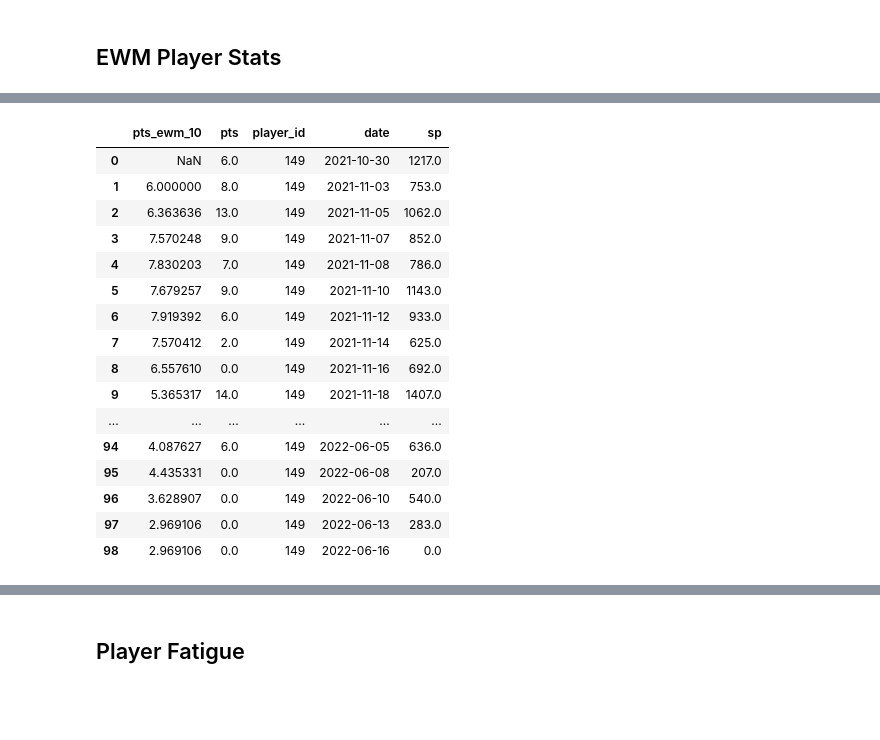
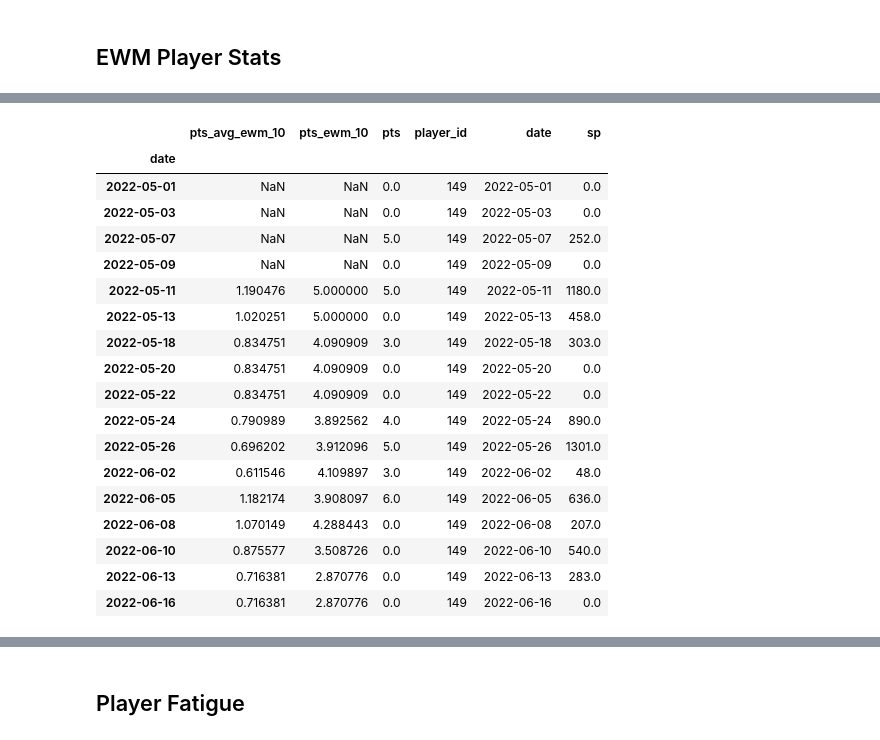
Before and after one commit to wtp43/NBA-Machine-Learning-Research, a Jupyter notebook: Feature Engineering.ipynb, the cells around one changed output, grey strips where cells are left out. Drawn from its saved outputs; the diff is of its cells as text; code cells hidden in the pictures; blank space fills up the shorter version.

```diff
--- a/Feature Engineering.ipynb
+++ b/Feature Engineering.ipynb
@@ -155,7 +149,7 @@ match_query = '''SELECT
 					o.match_id = m.match_id
 				GROUP BY m.match_id
 			) AS ou ON m.match_id = ou.match_id
-			WHERE date >= DATE('2008-10-29')
+			WHERE date >= DATE('2022-04-29')
 			ORDER BY date ASC
 			'''
 
@@ -165,7 +159,7 @@ season_query = '''SELECT *
 player_performance_query = '''SELECT p.*, m.date
 							FROM player_performance as p, match as m
 							WHERE m.match_id = p.match_id
-							AND m.date >= DATE('2021-10-29')
+							AND m.date >= DATE('2022-04-29')
 							ORDER BY date ASC'''
 team_query = '''SELECT *
 				FROM team_name'''
@@ -173,7 +167,7 @@ team_query = '''SELECT *
 injury_query = '''SELECT i.*
 				FROM injury as i, match as m
 				WHERE m.match_id = i.match_id
-				AND m.date >= DATE('2008-10-29')
+				AND m.date >= DATE('2022-04-29')
 				ORDER BY m.date ASC'''
 
 match_df = pd.read_sql(match_query, conn)
@@ -215,6 +231,8 @@ for idx, row in tqdm(match_df.iterrows(), total=match_df.shape[0]):
         favorite_df['favorite_is_home'].append(1)
         favorite_df['favorite_movl'].append(row['home_pts']-row['away_pts'])
         favorite_df['point_spread'].append(abs(row['home_spread']))
+        favorite_df['favorite_pts'].append(row['home_pts'])
+        favorite_df['underdog_pts'].append(row['away_pts'])
 
         if row['home_win']:
             favorite_won = True
@@ -226,6 +244,9 @@ for idx, row in tqdm(match_df.iterrows(), total=match_df.shape[0]):
         favorite_df['favorite_is_home'].append(0)
         favorite_df['favorite_movl'].append(row['away_pts']-row['home_pts'])
         favorite_df['point_spread'].append(abs(row['away_spread']))
+        favorite_df['favorite_pts'].append(row['away_pts'])
+        favorite_df['underdog_pts'].append(row['home_pts'])
+
 
     favorite_df['favorite_won'].append(1 if favorite_won else 0)
 
@@ -236,7 +257,7 @@ favorite_df['underdog_implied'] = 1/favorite_df['underdog_ml'] - favorite_df['vi
 
 match_df = pd.concat([match_df.reset_index(drop=True),
                       favorite_df.reset_index(drop=True)],axis=1)
-match_df['favorite_id'] = match_df.apply(lambda x: x['home_id'] if x['favorite_is_home'] else x['away_id'],axis=1)
-match_df['underdog_id'] = match_df.apply(lambda x: x['home_id'] if not x['favorite_is_home'] else x['away_id'],axis=1)
+match_df['favorite_id'] = match_df.apply(lambda x: x['home_id'] if x['favorite_is_home']==1 else x['away_id'],axis=1)
+match_df['underdog_id'] = match_df.apply(lambda x: x['home_id'] if x['favorite_is_home']==0 else x['away_id'],axis=1)
 
 print(match_df[['favorite_ml', 'home_ml', 'away_ml']][match_df.home_ml > match_df.away_ml])
@@ -331,7 +353,7 @@ time: 20.8 ms (started: 2023-03-03 20:11:57 -05:00)
 pm_stats = ['pts', 'orb', 'drb', 'trb', 'ast', 'stl', 'blk','tov', 'pf']
 
 for f in pm_stats:
-    pp_df[] = pp_df.apply(lambda x: x[f]*60/x['sp'] if x['sp']>0 else 0, axis=1)
+    pp_df[f'{f}_avg'] = pp_df.apply(lambda x: x[f]*60/x['sp'] if x['sp']>0 else 0, axis=1)
 
 avg_stats = [f'{f}_avg' for f in pm_stats]
 # %% [output]
@@ -363,8 +398,6 @@ time: 5.17 ms (started: 2023-03-03 20:13:06 -05:00)
 # %%
 def get_player_dict(gb):
     window_sizes = [10,20,40]
-    window_sizes = [10]
-    #gb = pp_df.groupby(['player_id'], group_keys=True)
     player_dict = dict(tuple(gb))
 
     features = ['ts_pct',
@@ -372,17 +405,17 @@ def get_player_dict(gb):
        'ast_pct', 'stl_pct', 'blk_pct', 'tov_pct', 'usg_pct', 'ortg', 'drtg',
        'fg', 'fga', 'fg_pct', 'threep', 'threepa',
        'threep_pct', 'ft', 'fta', 'ft_pct', 'orb', 'drb', 'trb', 'ast', 'stl',
-       'blk', 'tov', 'pf', 'pts'] + avg_stats
-    d = defaultdict()
+       'blk', 'tov', 'pf', 'pts', 'pts_avg', 'orb_avg', 'drb_avg', 'trb_avg',
+       'ast_avg', 'stl_avg', 'blk_avg', 'tov_avg', 'pf_avg']
     for w in window_sizes:
         ewm_features = [f'{f}_ewm_{w}' for f in features]
         for p in player_dict:
             # set the index to date for use in finding variable length windows later
-            player_dict[p].index = player_dict[p]['date']
-            #player_dict[p][ewm_features]= player_dict[p][features].ewm(span=w,min_periods=0,adjust=False,ignore_na=False).mean().shift(+1)
+
             tmp_df= player_dict[p][player_dict[p].sp > 0]
             tmp_df[ewm_features] = tmp_df[features].ewm(span=w,min_periods=0,adjust=False,ignore_na=False).mean().shift(+1)
             player_dict[p] = player_dict[p].merge(tmp_df[ewm_features+['match_id']], on='match_id', how='outer')
+            player_dict[p].index = player_dict[p]['date']
             player_dict[p].fillna(method='ffill', inplace=True)
     return player_dict
 # %% [output]
@@ -390,34 +423,36 @@ time: 1.25 ms (started: 2023-03-03 20:02:33 -05:00)
 # %%
 def parallelize_gb(df, func):
     num_cores = multiprocessing.cpu_count()-2  #leave one free to not freeze machine
     num_partitions = num_cores #number of partitions to split dataframe
     gb = pp_df.groupby(['player_id'], group_keys=True)
     df_split = np.array_split(gb, num_partitions)
     pool = multiprocessing.Pool(num_cores)
     list_dict = pool.map(func, df_split)
     res = dict(ChainMap(*list_dict))
     pool.close()
     pool.join()
     return res
 
 
 player_dict = parallelize_gb(pp_df.tail(100), get_player_dict)
-player_dict[149][['pts_ewm_10','pts', 'player_id', 'date', 'sp']]
+player_dict[149][['pts_avg_ewm_10','pts_ewm_10','pts', 'player_id', 'date', 'sp']]
 # %% [output]
-|  | pts_ewm_10 | pts | player_id | date | sp |
-| 0 | NaN | 6.0 | 149 | 2021-10-30 | 1217.0 |
-| 1 | 6.000000 | 8.0 | 149 | 2021-11-03 | 753.0 |
-| 2 | 6.363636 | 13.0 | 149 | 2021-11-05 | 1062.0 |
-| 3 | 7.570248 | 9.0 | 149 | 2021-11-07 | 852.0 |
-| 4 | 7.830203 | 7.0 | 149 | 2021-11-08 | 786.0 |
-| 5 | 7.679257 | 9.0 | 149 | 2021-11-10 | 1143.0 |
-| 6 | 7.919392 | 6.0 | 149 | 2021-11-12 | 933.0 |
-| 7 | 7.570412 | 2.0 | 149 | 2021-11-14 | 625.0 |
-| 8 | 6.557610 | 0.0 | 149 | 2021-11-16 | 692.0 |
-| 9 | 5.365317 | 14.0 | 149 | 2021-11-18 | 1407.0 |
-| ... | ... | ... | ... | ... | ... |
-| 94 | 4.087627 | 6.0 | 149 | 2022-06-05 | 636.0 |
-| 95 | 4.435331 | 0.0 | 149 | 2022-06-08 | 207.0 |
-| 96 | 3.628907 | 0.0 | 149 | 2022-06-10 | 540.0 |
-| 97 | 2.969106 | 0.0 | 149 | 2022-06-13 | 283.0 |
-| 98 | 2.969106 | 0.0 | 149 | 2022-06-16 | 0.0 |
+|  | pts_avg_ewm_10 | pts_ewm_10 | pts | player_id | date | sp |
+| date |  |  |  |  |  |  |
+| 2022-05-01 | NaN | NaN | 0.0 | 149 | 2022-05-01 | 0.0 |
+| 2022-05-03 | NaN | NaN | 0.0 | 149 | 2022-05-03 | 0.0 |
+| 2022-05-07 | NaN | NaN | 5.0 | 149 | 2022-05-07 | 252.0 |
+| 2022-05-09 | NaN | NaN | 0.0 | 149 | 2022-05-09 | 0.0 |
+| 2022-05-11 | 1.190476 | 5.000000 | 5.0 | 149 | 2022-05-11 | 1180.0 |
+| 2022-05-13 | 1.020251 | 5.000000 | 0.0 | 149 | 2022-05-13 | 458.0 |
+| 2022-05-18 | 0.834751 | 4.090909 | 3.0 | 149 | 2022-05-18 | 303.0 |
+| 2022-05-20 | 0.834751 | 4.090909 | 0.0 | 149 | 2022-05-20 | 0.0 |
+| 2022-05-22 | 0.834751 | 4.090909 | 0.0 | 149 | 2022-05-22 | 0.0 |
+| 2022-05-24 | 0.790989 | 3.892562 | 4.0 | 149 | 2022-05-24 | 890.0 |
+| 2022-05-26 | 0.696202 | 3.912096 | 5.0 | 149 | 2022-05-26 | 1301.0 |
+| 2022-06-02 | 0.611546 | 4.109897 | 3.0 | 149 | 2022-06-02 | 48.0 |
+| 2022-06-05 | 1.182174 | 3.908097 | 6.0 | 149 | 2022-06-05 | 636.0 |
+| 2022-06-08 | 1.070149 | 4.288443 | 0.0 | 149 | 2022-06-08 | 207.0 |
+| 2022-06-10 | 0.875577 | 3.508726 | 0.0 | 149 | 2022-06-10 | 540.0 |
+| 2022-06-13 | 0.716381 | 2.870776 | 0.0 | 149 | 2022-06-13 | 283.0 |
+| 2022-06-16 | 0.716381 | 2.870776 | 0.0 | 149 | 2022-06-16 | 0.0 |
```
Also changed, not shown: parts of 42 cells of this notebook.
